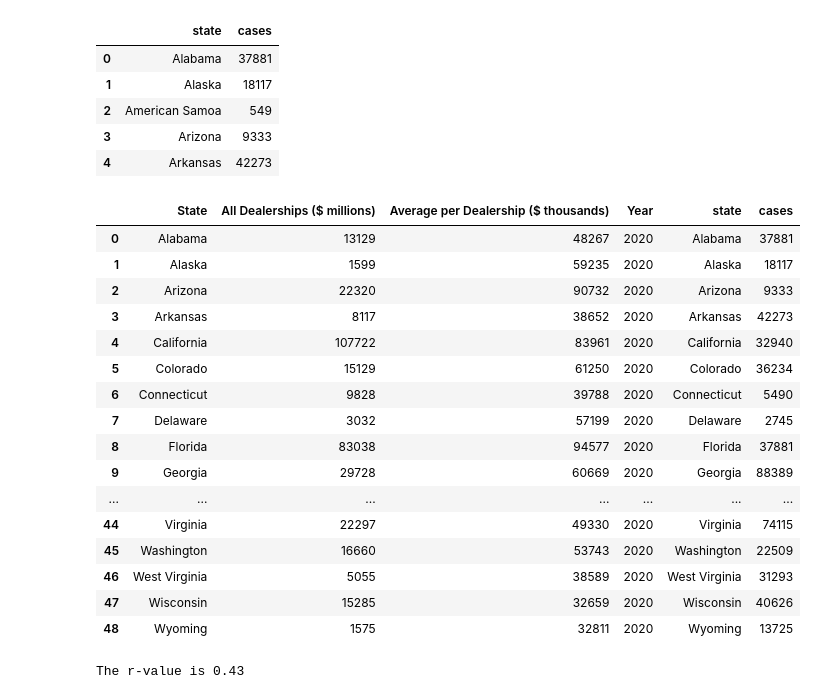
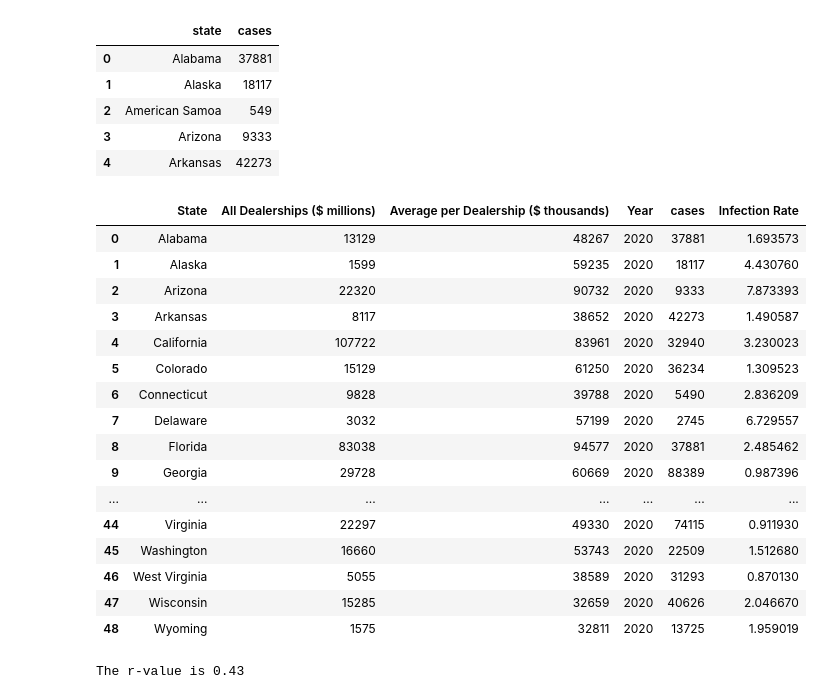
Before and after one commit to dakotajcollins/Car_Dealership, a Jupyter notebook: Steven File/COVID Analysis.ipynb, the cells around one changed output. Cells and saved outputs as stored; diff of their text form; code cells hidden in the pictures.

```diff
--- a/Steven File/COVID Analysis.ipynb
+++ b/Steven File/COVID Analysis.ipynb
@@ -13,6 +13,7 @@ cars_sales_model = pd.read_csv("../csv/2020_US_AUTO_SALES_BY_MODEL.csv")
 cars_sales_manu = pd.read_csv("../csv/US_SALES_BY_MANUFACTURER.csv")
 cars_sales_by_state = pd.read_csv("../csv/Car_sales_by_state.csv")
 covid = pd.read_csv("../csv/covid_us_county.csv")
+infection_rate = pd.read_csv("../csv/Infection_rate.csv")
 # %%
 covid
 # %% [output]
@@ -99,28 +100,33 @@ covid_states.head()
 | 2 | American Samoa | 549 |
 | 3 | Arizona | 9333 |
 | 4 | Arkansas | 42273 |
+# %%
+infection_rate = infection_rate[['state',"Infection Rate"]]
 # %%
 covid_car_sales = cars_sales_by_state.merge(covid_states,left_on='State',right_on='state',how='inner')
 # Oklahoma has car sales data but no covid cases data
+del covid_car_sales['state']
+covid_car_sales = covid_car_sales.merge(infection_rate,left_on='State',right_on='state',how='inner')
+del covid_car_sales['state']
 covid_car_sales
 # %% [output]
-|  | State | All Dealerships ($ millions) | Average per Dealership ($ thousands) | Year | state | cases |
-| 0 | Alabama | 13129 | 48267 | 2020 | Alabama | 37881 |
-| 1 | Alaska | 1599 | 59235 | 2020 | Alaska | 18117 |
-| 2 | Arizona | 22320 | 90732 | 2020 | Arizona | 9333 |
-| 3 | Arkansas | 8117 | 38652 | 2020 | Arkansas | 42273 |
-| 4 | California | 107722 | 83961 | 2020 | California | 32940 |
-| 5 | Colorado | 15129 | 61250 | 2020 | Colorado | 36234 |
-| 6 | Connecticut | 9828 | 39788 | 2020 | Connecticut | 5490 |
-| 7 | Delaware | 3032 | 57199 | 2020 | Delaware | 2745 |
-| 8 | Florida | 83038 | 94577 | 2020 | Florida | 37881 |
-| 9 | Georgia | 29728 | 60669 | 2020 | Georgia | 88389 |
+|  | State | All Dealerships ($ millions) | Average per Dealership ($ thousands) | Year | cases | Infection Rate |
+| 0 | Alabama | 13129 | 48267 | 2020 | 37881 | 1.693573 |
+| 1 | Alaska | 1599 | 59235 | 2020 | 18117 | 4.430760 |
+| 2 | Arizona | 22320 | 90732 | 2020 | 9333 | 7.873393 |
+| 3 | Arkansas | 8117 | 38652 | 2020 | 42273 | 1.490587 |
+| 4 | California | 107722 | 83961 | 2020 | 32940 | 3.230023 |
+| 5 | Colorado | 15129 | 61250 | 2020 | 36234 | 1.309523 |
+| 6 | Connecticut | 9828 | 39788 | 2020 | 5490 | 2.836209 |
+| 7 | Delaware | 3032 | 57199 | 2020 | 2745 | 6.729557 |
+| 8 | Florida | 83038 | 94577 | 2020 | 37881 | 2.485462 |
+| 9 | Georgia | 29728 | 60669 | 2020 | 88389 | 0.987396 |
 | ... | ... | ... | ... | ... | ... | ... |
-| 44 | Virginia | 22297 | 49330 | 2020 | Virginia | 74115 |
-| 45 | Washington | 16660 | 53743 | 2020 | Washington | 22509 |
-| 46 | West Virginia | 5055 | 38589 | 2020 | West Virginia | 31293 |
-| 47 | Wisconsin | 15285 | 32659 | 2020 | Wisconsin | 40626 |
-| 48 | Wyoming | 1575 | 32811 | 2020 | Wyoming | 13725 |
+| 44 | Virginia | 22297 | 49330 | 2020 | 74115 | 0.911930 |
+| 45 | Washington | 16660 | 53743 | 2020 | 22509 | 1.512680 |
+| 46 | West Virginia | 5055 | 38589 | 2020 | 31293 | 0.870130 |
+| 47 | Wisconsin | 15285 | 32659 | 2020 | 40626 | 2.046670 |
+| 48 | Wyoming | 1575 | 32811 | 2020 | 13725 | 1.959019 |
 # %%
 ### All Dealership Revenue vs. COVID Cases ###
 x = covid_car_sales['All Dealerships ($ millions)']
```
Also changed, not shown: parts of 2 cells of this notebook, 1 other file.
